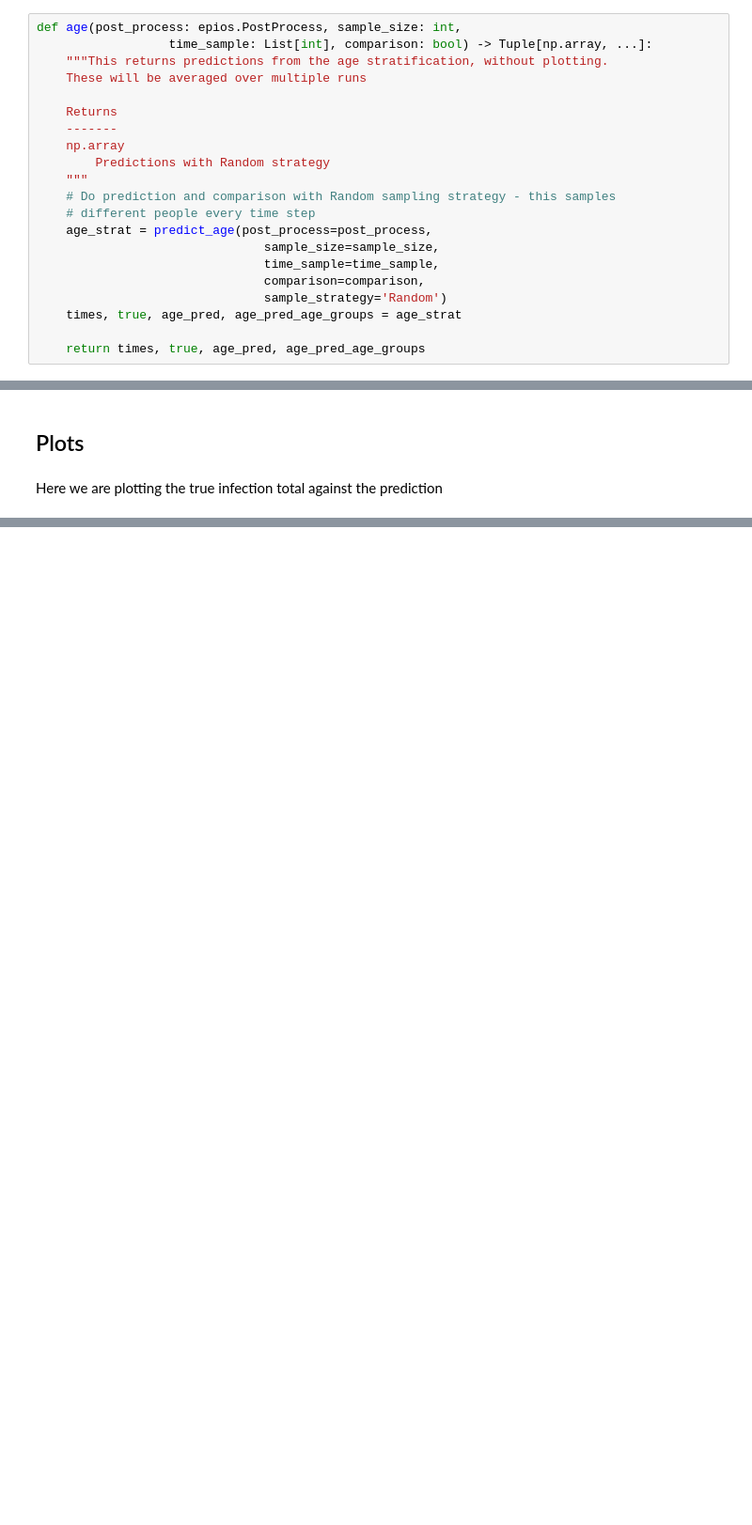
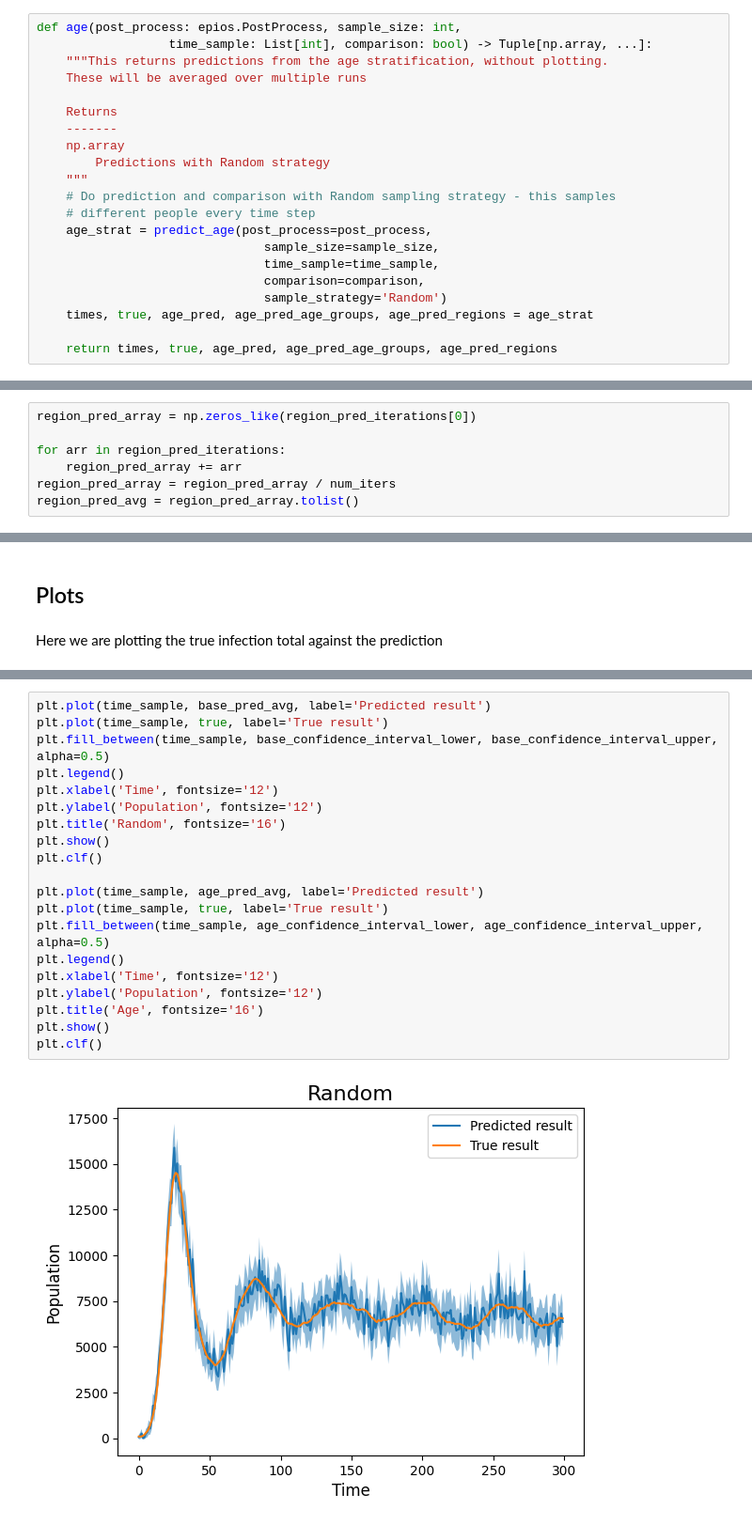
Before and after one commit to SABS-R3-Epidemiology/EpiOS, a Jupyter notebook: stratified_random/stratified_predictions.ipynb, the cells around one changed output, grey strips where cells are left out. Shown at 94% size. Cells and saved outputs as stored; diff of their text form; blank space fills up the shorter version.

```diff
--- a/stratified_random/stratified_predictions.ipynb
+++ b/stratified_random/stratified_predictions.ipynb
@@ -116,6 +145,6 @@ def age(post_process: epios.PostProcess, sample_size: int,
                                time_sample=time_sample,
                                comparison=comparison,
                                sample_strategy='Random')
-    times, true, age_pred, age_pred_age_groups = age_strat
+    times, true, age_pred, age_pred_age_groups, age_pred_regions = age_strat
 
-    return times, true, age_pred, age_pred_age_groups
+    return times, true, age_pred, age_pred_age_groups, age_pred_regions
@@ -207,2 +368,9 @@ print(f"Time taken for calculation to run for {num_iters} iterations: {round(run
+# %%
+region_pred_array = np.zeros_like(region_pred_iterations[0])
+
+for arr in region_pred_iterations:
+    region_pred_array += arr
+region_pred_array = region_pred_array / num_iters
+region_pred_avg = region_pred_array.tolist()
 # %% [markdown]
 ### Saving to .csv files
@@ -250,0 +604,22 @@ Region      Spurs                             94
+# %%
+plt.plot(time_sample, base_pred_avg, label='Predicted result')
+plt.plot(time_sample, true, label='True result')
+plt.fill_between(time_sample, base_confidence_interval_lower, base_confidence_interval_upper, alpha=0.5)
+plt.legend()
+plt.xlabel('Time', fontsize='12')
+plt.ylabel('Population', fontsize='12')
+plt.title('Random', fontsize='16')
+plt.show()
+plt.clf()
+
+plt.plot(time_sample, age_pred_avg, label='Predicted result')
+plt.plot(time_sample, true, label='True result')
+plt.fill_between(time_sample, age_confidence_interval_lower, age_confidence_interval_upper, alpha=0.5)
+plt.legend()
+plt.xlabel('Time', fontsize='12')
+plt.ylabel('Population', fontsize='12')
+plt.title('Age', fontsize='16')
+plt.show()
+plt.clf()
+# %% [output]
+[figure, added]
```
Also changed, not shown: parts of 48 cells of this notebook.
